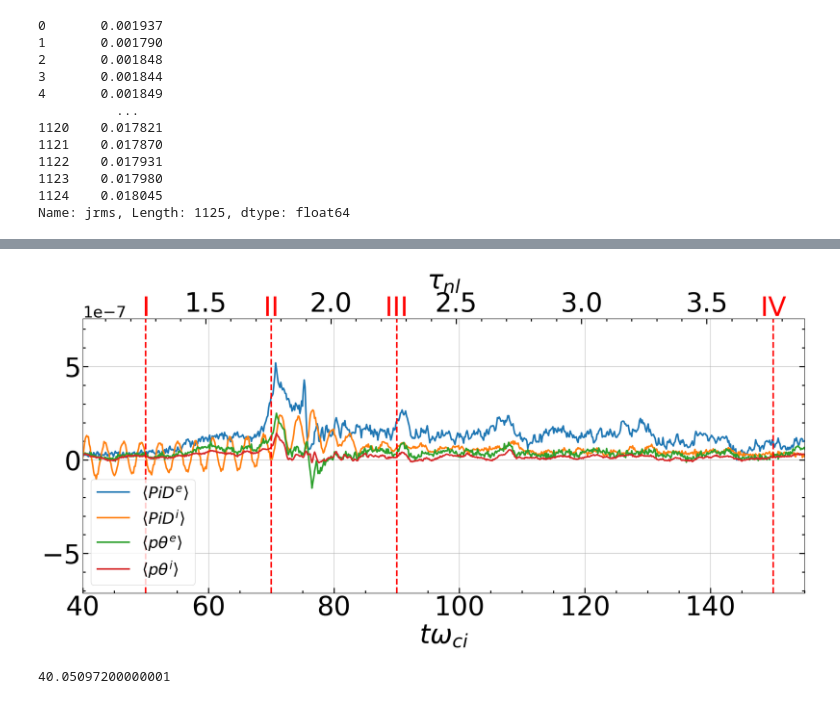
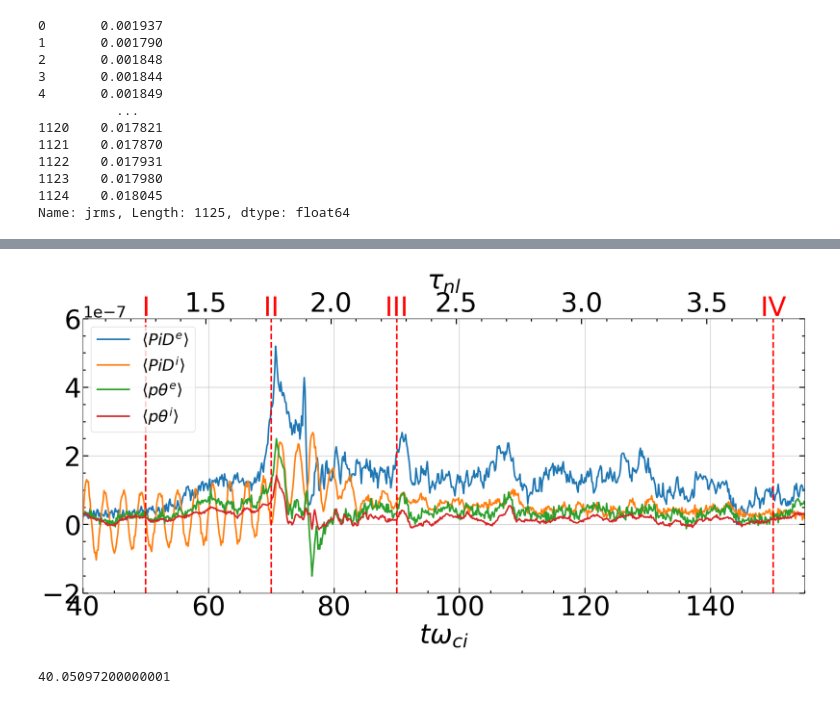
Before and after one commit to jgoodwill1/TurbPy, a Jupyter notebook: Analysis/Jupyter/globals.ipynb, the cells around one changed output, grey strips where cells are left out. Cells and saved outputs as stored; diff of their text form; code cells hidden in the pictures.

```diff
--- a/Analysis/Jupyter/globals.ipynb
+++ b/Analysis/Jupyter/globals.ipynb
@@ -236,36 +236,37 @@ plt.text(70, 1.01, 'II',color = 'red', transform=trans, ha = 'center', fontsize
 plt.text(90, 1.01, 'III',color = 'red', transform=trans, ha = 'center', fontsize = txt)
 plt.text(150,1.01, 'IV',color = 'red', transform=trans, ha = 'center', fontsize = txt)
 ax.axvline(90, color = 'red', linestyle = '--', linewidth = 3)
 
 ax.axvline(150, color = 'red', linestyle = '--', linewidth = 3)
 
 ax.ticklabel_format(axis = 'y',style = 'sci', scilimits = (0,0))
-ax.legend(loc = 'lower left', fontsize = 30)
+ax.legend(loc = 'upper left', fontsize = 30)
 ax.xaxis.set_minor_locator(AutoMinorLocator())
 ax.yaxis.set_minor_locator(AutoMinorLocator())
 ax.tick_params(which='both', width=2, labelsize = txt, right = True, direction = 'in')
 ax.tick_params(which='major', length=10, top = True, right =True)
 ax.tick_params(which='minor', length=5 , top = True, right =True)
 ax.grid()
 
 
 ax1 = ax.twiny()
 
 ax1.plot(np.linspace(0,3.89, len(twci)), np.zeros(len(twci)), alpha = 0)
 ax1.tick_params(axis ='x')
 ax1.xaxis.set_minor_locator(AutoMinorLocator())
 ax1.yaxis.set_minor_locator(AutoMinorLocator())
 ax1.tick_params(which='both', width=2, labelsize = txt, right = True, direction = 'in')
 ax1.tick_params(which='major', length=10, top = True, right =True)
 ax1.tick_params(which='minor', length=5 , top = True, right =True)
 # fig.supylabel(, size = 15)
 ax.set_xlim(40, 155)
+ax.set_ylim(-2e-7, 6e-7)
 ax1.set_xlim(1.01, 3.89)
 ax1.set_xlabel(r'$ \tau_{nl}$', size = txt)
 ax.set_xlabel(r'$ t \omega_{ci}$', size = txt)
-plt.savefig(figs + 'PS_av.pdf', dpi = 400)
+plt.savefig(figs + 'PS_av.png', dpi = 400)
 # %% [output]
-[figure, old version]
+[figure, new version]
 # %%
 tnl = np.linspace(0,3.89, len(twci))
 # %%
```
Also changed, not shown: parts of 1 cell of this notebook, 8 other files.
